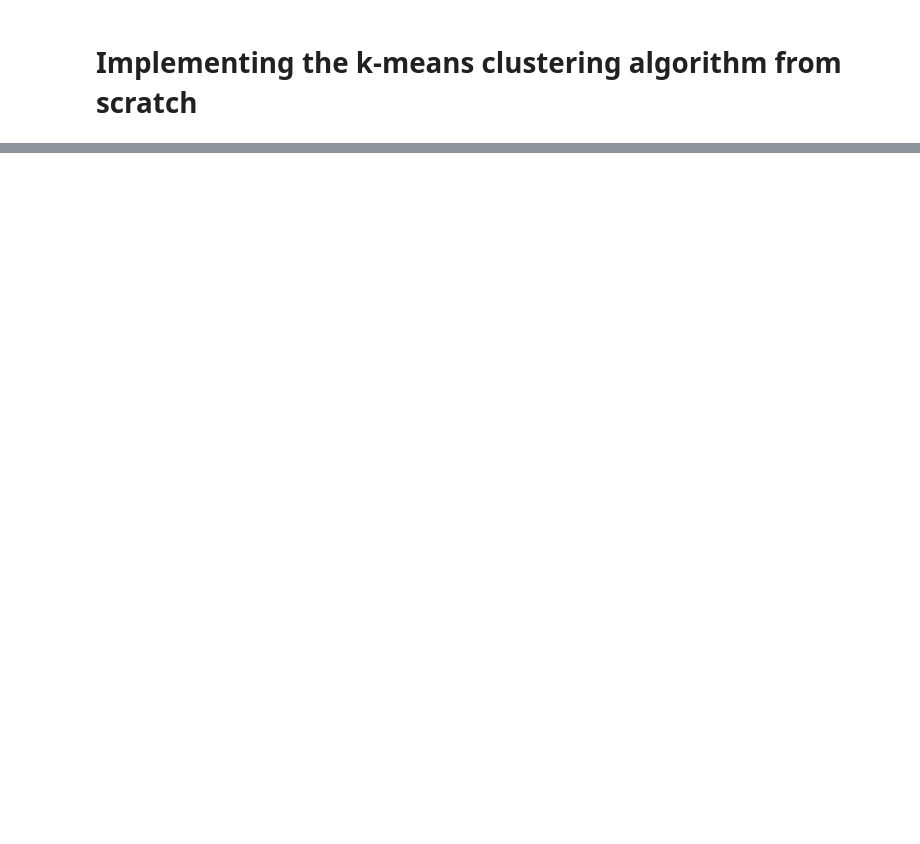
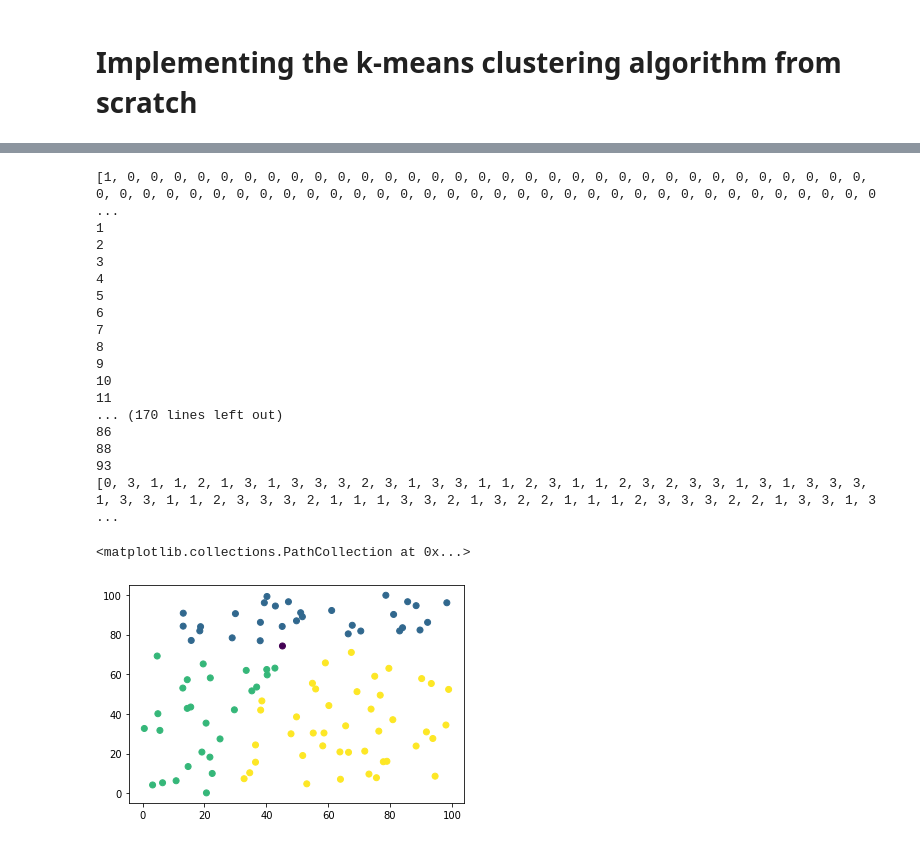
Before and after one commit to b-cho/nueva-ml, a Jupyter notebook: SelfClustering.ipynb, the cells around one changed output, grey strips where cells are left out. Drawn from its saved outputs; the diff is of its cells as text; code cells hidden in the pictures; blank space fills up the shorter version.

```diff
--- a/SelfClustering.ipynb
+++ b/SelfClustering.ipynb
@@ -43,0 +79,57 @@ plt.scatter(data[:,0], data[:,1], c=category)
+# %%
+class DBSCAN:
+    def distance(p1, p2):
+        return np.linalg.norm(p2-p1)
+
+    def DBSCAN_rec(data, labels, pt, epsilon, N):
+        if(labels[pt] != 0):
+            return labels
+
+        labels[pt] = np.max(labels) + 1
+        print(labels)
+        close = [DBSCAN.distance(data[pt], x) <= epsilon for x in data]
+        if(sum(close) > N+1):
+            for i in range(len(data)):
+                if(close[i] and i != pt):
+                    labels[i] = labels[pt]
+                    print(i)
+                    labels = DBSCAN.DBSCAN_rec(data, labels, i, epsilon, N)
+
+        else:
+            labels[pt] = -1
+
+        return labels
+
+
+    def DBSCAN(data, epsilon, N):
+        labels = [0 for _ in range(data.shape[0])]
+        for pt in range(len(data)):
+            labels = DBSCAN.DBSCAN_rec(data, labels, pt, epsilon, N)
+
+        return labels
+# %%
+labels = DBSCAN.DBSCAN(data, 70, 1)
+labels[labels == -1] = 0
+print(labels)
+
+plt.scatter(data[:,0], data[:,1], c=labels)
+# %% [output]
+[1, 0, 0, 0, 0, 0, 0, 0, 0, 0, 0, 0, 0, 0, 0, 0, 0, 0, 0, 0, 0, 0, 0, 0, 0, 0, 0, 0, 0, 0, 0, 0, 0, 0, 0, 0, 0, 0, 0, 0, 0, 0, 0, 0, 0, 0, 0, 0, 0, 0, 0, 0, 0, 0, 0, 0, 0, 0, 0, 0, 0, 0, 0, 0, 0, 0, 0 ...
+1
+2
+3
+4
+5
+6
+7
+8
+9
+10
+11
+... (170 lines left out)
+86
+88
+93
+[0, 3, 1, 1, 2, 1, 3, 1, 3, 3, 3, 2, 3, 1, 3, 3, 1, 1, 2, 3, 1, 1, 2, 3, 2, 3, 3, 1, 3, 1, 3, 3, 3, 1, 3, 3, 1, 1, 2, 3, 3, 3, 2, 1, 1, 1, 3, 3, 2, 1, 3, 2, 2, 1, 1, 1, 2, 3, 3, 3, 2, 2, 1, 3, 3, 1, 3 ...
+<matplotlib.collections.PathCollection at 0x...>
+[figure, added]
```
Also changed, not shown: parts of 6 cells of this notebook.
